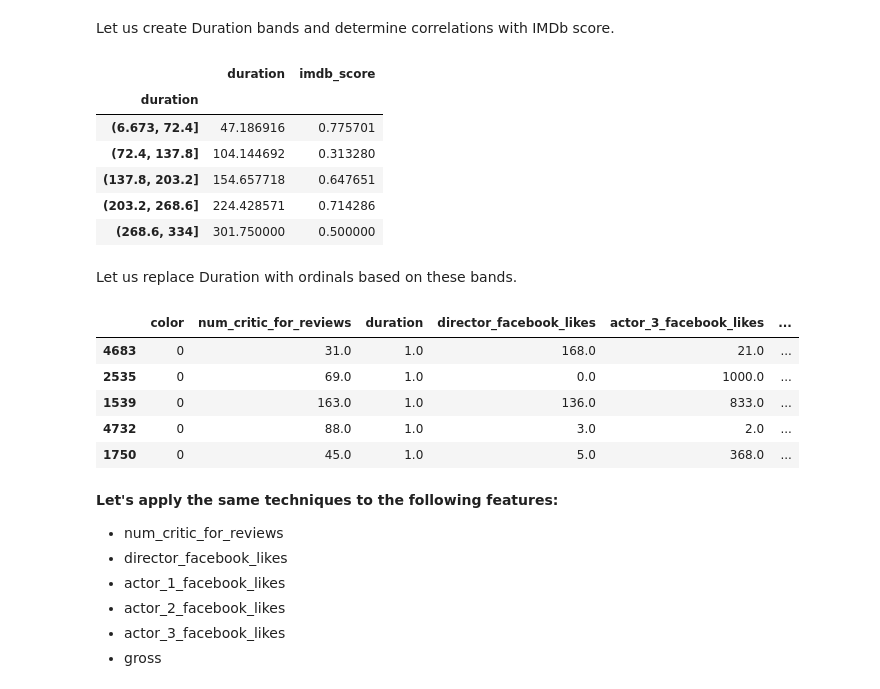
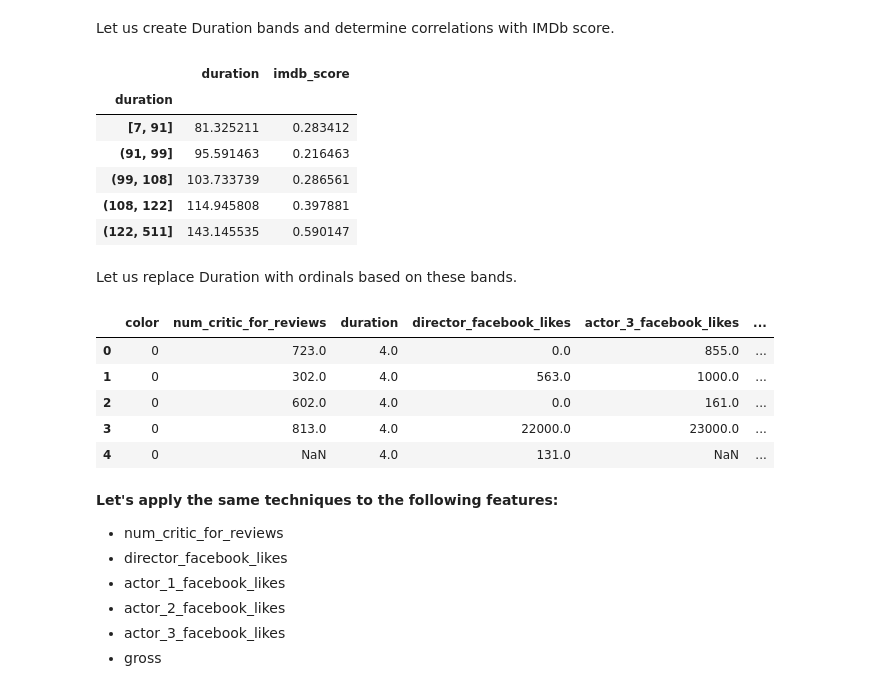
Before and after one commit to jmhummel/IMDb-predictive-analytics, a Jupyter notebook: src/notebook.ipynb, the cells around one changed output. Saved outputs shown, nothing was run; the diff lists cells and outputs as text; code cells hidden in the pictures.

```diff
--- a/src/notebook.ipynb
+++ b/src/notebook.ipynb
@@ -674,6 +648,5 @@ for dataset in combine:
 # %%
-for dataset in combine:
-    dataset['country'] = dataset['country'].map(lambda c: 0 if c == 'USA' else 1)
+df['country'] = df['country'].map(lambda c: 0 if c == 'USA' else 1)
 # %%
 df.head()
 # %% [output]
@@ -711,8 +685,7 @@ The majority of the films use the standard MPAA ratings: G, PG, PG-13, and R
 
 Let's group the rest of the films (and null values) into the 'Not Rated' category, and then transform them to integers
 # %%
-for dataset in combine:
-    dataset['content_rating'] = dataset['content_rating'].map({'G':0, 'PG':1, 'PG-13': 2, 'R': 3}).fillna(4).astype(int)
+df['content_rating'] = df['content_rating'].map({'G':0, 'PG':1, 'PG-13': 2, 'R': 3}).fillna(4).astype(int)
 # %%
 df.head()
 # %% [output]
@@ -767,10 +720,9 @@ Name: aspect_ratio, dtype: int64
 # %% [markdown]
 Some of these values seem to be in the wrong format, `16.00` is most likely 16:9 (1.78) and `4.00` is more likely 4:3 (1.33). Let's fix those.
 # %%
-for dataset in combine:
-    dataset['aspect_ratio'] = dataset['aspect_ratio'].fillna(2.35)
-    dataset['aspect_ratio'] = dataset['aspect_ratio'].map(lambda ar: 1.33 if ar == 4.00 else ar)
-    dataset['aspect_ratio'] = dataset['aspect_ratio'].map(lambda ar: 1.78 if ar == 16.00 else ar)
+df['aspect_ratio'] = df['aspect_ratio'].fillna(2.35)
+df['aspect_ratio'] = df['aspect_ratio'].map(lambda ar: 1.33 if ar == 4.00 else ar)
+df['aspect_ratio'] = df['aspect_ratio'].map(lambda ar: 1.78 if ar == 16.00 else ar)
 # %%
 df[['aspect_ratio', 'imdb_score']].groupby(pd.cut(df['aspect_ratio'], 4)).mean()
 # %% [output]
@@ -783,11 +735,10 @@ df[['aspect_ratio', 'imdb_score']].groupby(pd.cut(df['aspect_ratio'], 4)).mean()
 # %% [markdown]
 The above banding looks good. It sepearates out the two predominant aspect ratios (2.35 and 1.85), and also has two bands below and above these ratios. Let's use that.
 # %%
-for dataset in combine:
-    dataset.loc[ dataset['aspect_ratio'] <= 1.575, 'aspect_ratio'] = 0
-    dataset.loc[(dataset['aspect_ratio'] > 1.575) & (dataset['aspect_ratio'] <= 1.97), 'aspect_ratio'] = 1
-    dataset.loc[(dataset['aspect_ratio'] > 1.97) & (dataset['aspect_ratio'] <= 2.365), 'aspect_ratio'] = 2
-    dataset.loc[ dataset['aspect_ratio'] > 2.365, 'aspect_ratio'] = 3
+df.loc[ df['aspect_ratio'] <= 1.575, 'aspect_ratio'] = 0
+df.loc[(df['aspect_ratio'] > 1.575) & (df['aspect_ratio'] <= 1.97), 'aspect_ratio'] = 1
+df.loc[(df['aspect_ratio'] > 1.97) & (df['aspect_ratio'] <= 2.365), 'aspect_ratio'] = 2
+df.loc[ df['aspect_ratio'] > 2.365, 'aspect_ratio'] = 3
 # %%
 df.head()
 # %% [output]
@@ -826,37 +775,32 @@ combine = [df, test_df]
 # %% [markdown]
 Let us create Duration bands and determine correlations with IMDb score.
 # %%
-df[['duration', 'imdb_score']].groupby(pd.cut(df['duration'], 5)).mean()
+df[['duration', 'imdb_score']].groupby(pd.qcut(df['duration'], 5)).mean()
 # %% [output]
 |  | duration | imdb_score |
 | duration |  |  |
-| (6.673, 72.4] | 47.186916 | 0.775701 |
-| (72.4, 137.8] | 104.144692 | 0.313280 |
-| (137.8, 203.2] | 154.657718 | 0.647651 |
-| (203.2, 268.6] | 224.428571 | 0.714286 |
-| (268.6, 334] | 301.750000 | 0.500000 |
+| [7, 91] | 81.325211 | 0.283412 |
+| (91, 99] | 95.591463 | 0.216463 |
+| (99, 108] | 103.733739 | 0.286561 |
+| (108, 122] | 114.945808 | 0.397881 |
+| (122, 511] | 143.145535 | 0.590147 |
 # %% [markdown]
 Let us replace Duration with ordinals based on these bands.
 # %%
-df.loc[ df['duration'] <= 72.4, 'duration'] = 0
-df.loc[(df['duration'] > 72.4) & (df['duration'] <= 137.8), 'duration'] = 1
-df.loc[(df['duration'] > 137.8) & (df['duration'] <= 203.2), 'duration'] = 2
-df.loc[(df['duration'] > 203.2) & (df['duration'] <= 268.6), 'duration'] = 3
-df.loc[ df['duration'] > 268.6, 'duration'] = 5
+df.loc[ df['duration'] <= 91, 'duration'] = 0
+df.loc[(df['duration'] > 91) & (df['duration'] <= 99), 'duration'] = 1
+df.loc[(df['duration'] > 99) & (df['duration'] <= 108), 'duration'] = 2
+df.loc[(df['duration'] > 108) & (df['duration'] <= 122), 'duration'] = 3
+df.loc[ df['duration'] > 122, 'duration'] = 4
 
-test_df.loc[ test_df['duration'] <= 72.4, 'duration'] = 0
-test_df.loc[(test_df['duration'] > 72.4) & (test_df['duration'] <= 137.8), 'duration'] = 1
-test_df.loc[(test_df['duration'] > 137.8) & (test_df['duration'] <= 203.2), 'duration'] = 2
-test_df.loc[(test_df['duration'] > 203.2) & (test_df['duration'] <= 268.6), 'duration'] = 3
-test_df.loc[ test_df['duration'] > 268.6, 'duration'] = 5
 df.head()
 # %% [output]
 |  | color | num_critic_for_reviews | duration | director_facebook_likes | actor_3_facebook_likes | ... |
-| 4683 | 0 | 31.0 | 1.0 | 168.0 | 21.0 | ... |
-| 2535 | 0 | 69.0 | 1.0 | 0.0 | 1000.0 | ... |
-| 1539 | 0 | 163.0 | 1.0 | 136.0 | 833.0 | ... |
-| 4732 | 0 | 88.0 | 1.0 | 3.0 | 2.0 | ... |
-| 1750 | 0 | 45.0 | 1.0 | 5.0 | 368.0 | ... |
+| 0 | 0 | 723.0 | 4.0 | 0.0 | 855.0 | ... |
+| 1 | 0 | 302.0 | 4.0 | 563.0 | 1000.0 | ... |
+| 2 | 0 | 602.0 | 4.0 | 0.0 | 161.0 | ... |
+| 3 | 0 | 813.0 | 4.0 | 22000.0 | 23000.0 | ... |
+| 4 | 0 | NaN | 4.0 | 131.0 | NaN | ... |
 # %% [markdown]
 **Let's apply the same techniques to the following features:**
 
```
Also changed, not shown: parts of 123 cells of this notebook.
